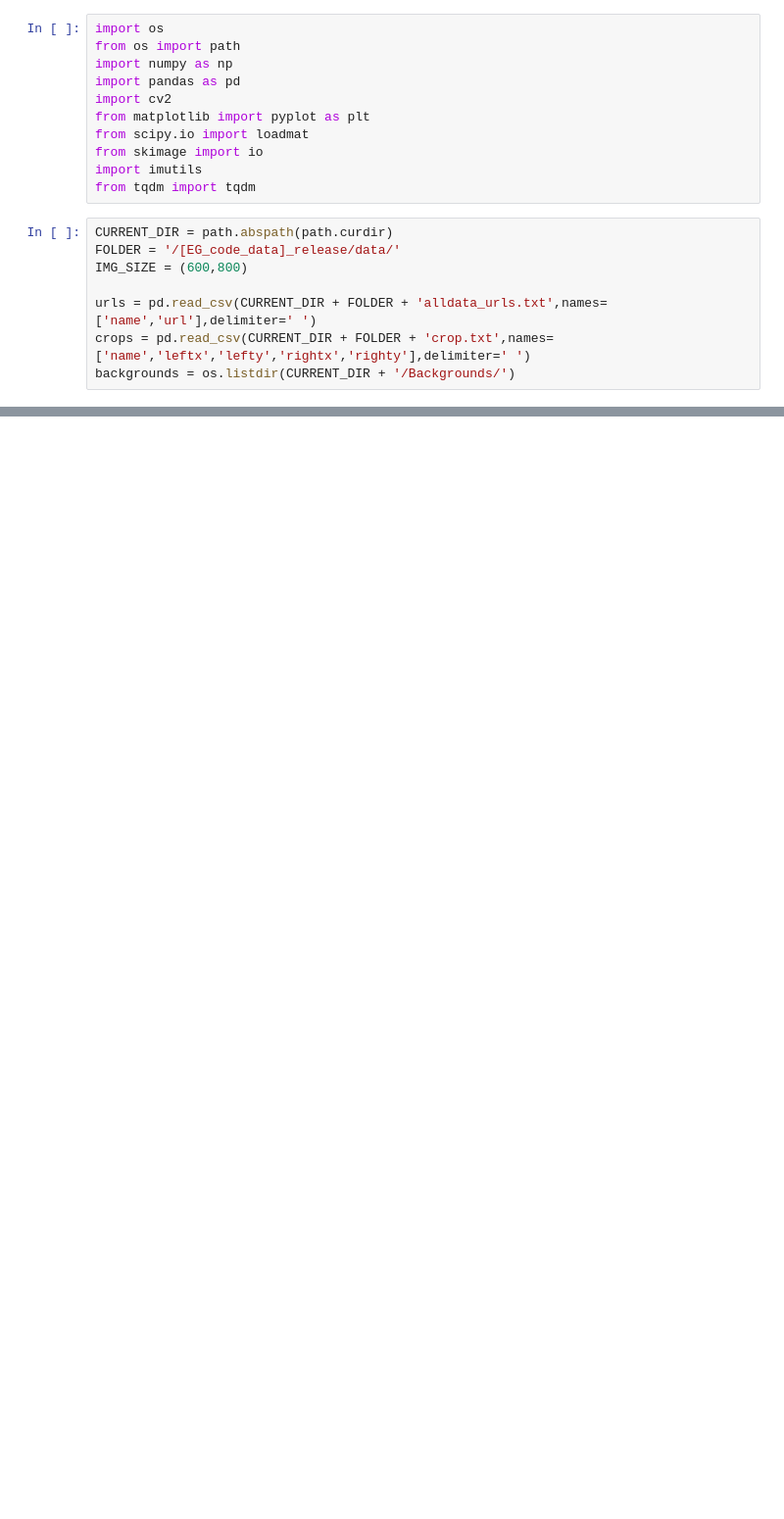
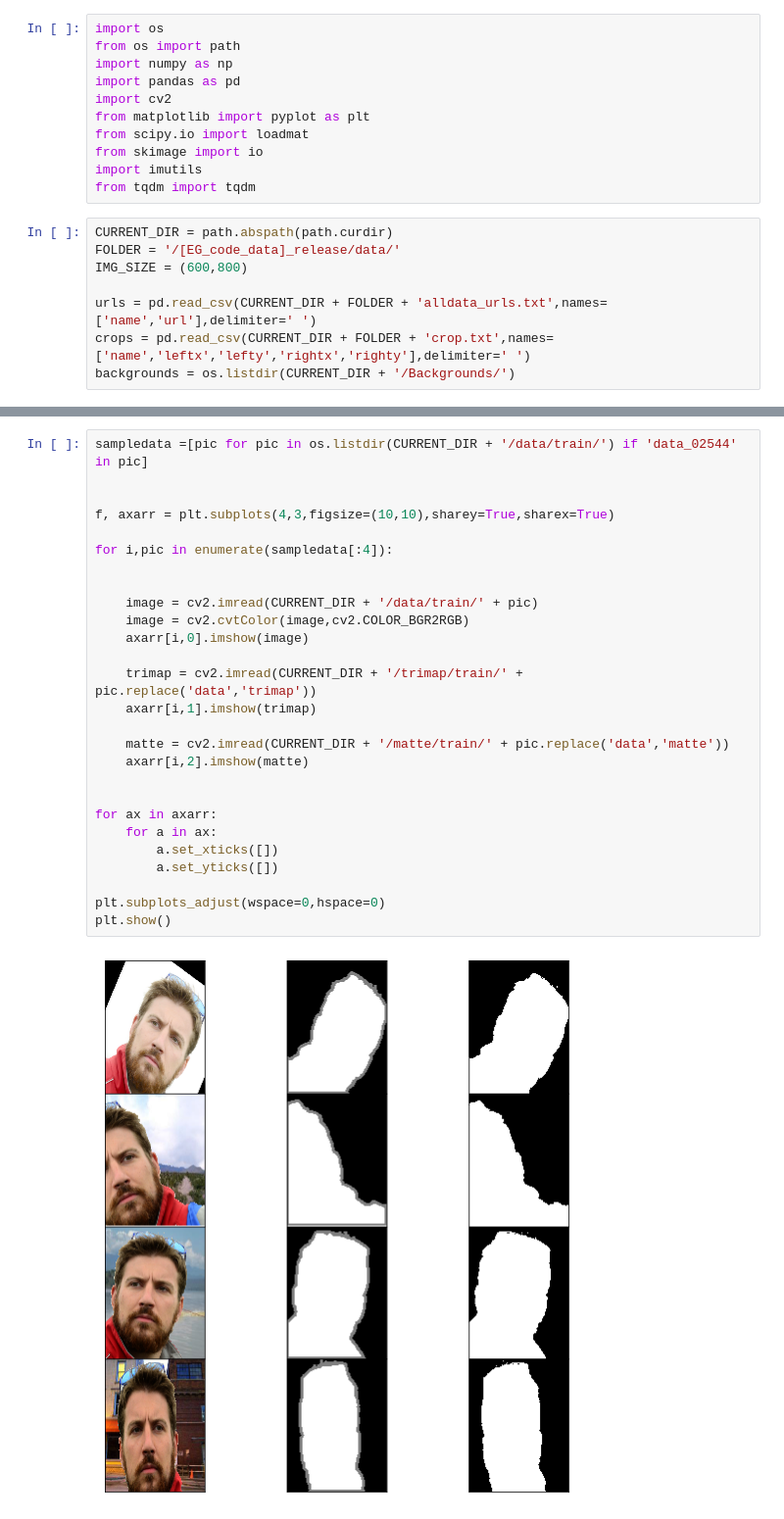
Before and after one commit to alexikerd/PortraitSegmentation, a Jupyter notebook: 2. Data Processing.ipynb, the cells around one changed output, grey strips where cells are left out. Shown: that part at 98% size. Cells and saved outputs as stored; diff of their text form; blank space fills up the shorter version.

```diff
--- a/2. Data Processing.ipynb
+++ b/2. Data Processing.ipynb
@@ -156,0 +152,29 @@ plt.imshow(np.where(jokes==1,0,1),cmap='gray')
+# %%
+sampledata =[pic for pic in os.listdir(CURRENT_DIR + '/data/train/') if 'data_02544' in pic]
+
+
+f, axarr = plt.subplots(4,3,figsize=(10,10),sharey=True,sharex=True)
+
+for i,pic in enumerate(sampledata[:4]):
+
+
+    image = cv2.imread(CURRENT_DIR + '/data/train/' + pic)
+    image = cv2.cvtColor(image,cv2.COLOR_BGR2RGB)
+    axarr[i,0].imshow(image)
+
+    trimap = cv2.imread(CURRENT_DIR + '/trimap/train/' + pic.replace('data','trimap'))
+    axarr[i,1].imshow(trimap)
+
+    matte = cv2.imread(CURRENT_DIR + '/matte/train/' + pic.replace('data','matte'))
+    axarr[i,2].imshow(matte)
+
+
+for ax in axarr:
+    for a in ax:
+        a.set_xticks([])
+        a.set_yticks([])
+
+plt.subplots_adjust(wspace=0,hspace=0)
+plt.show()
+# %% [output]
+[figure, added]
```
Also changed, not shown: parts of 14 cells of this notebook.
